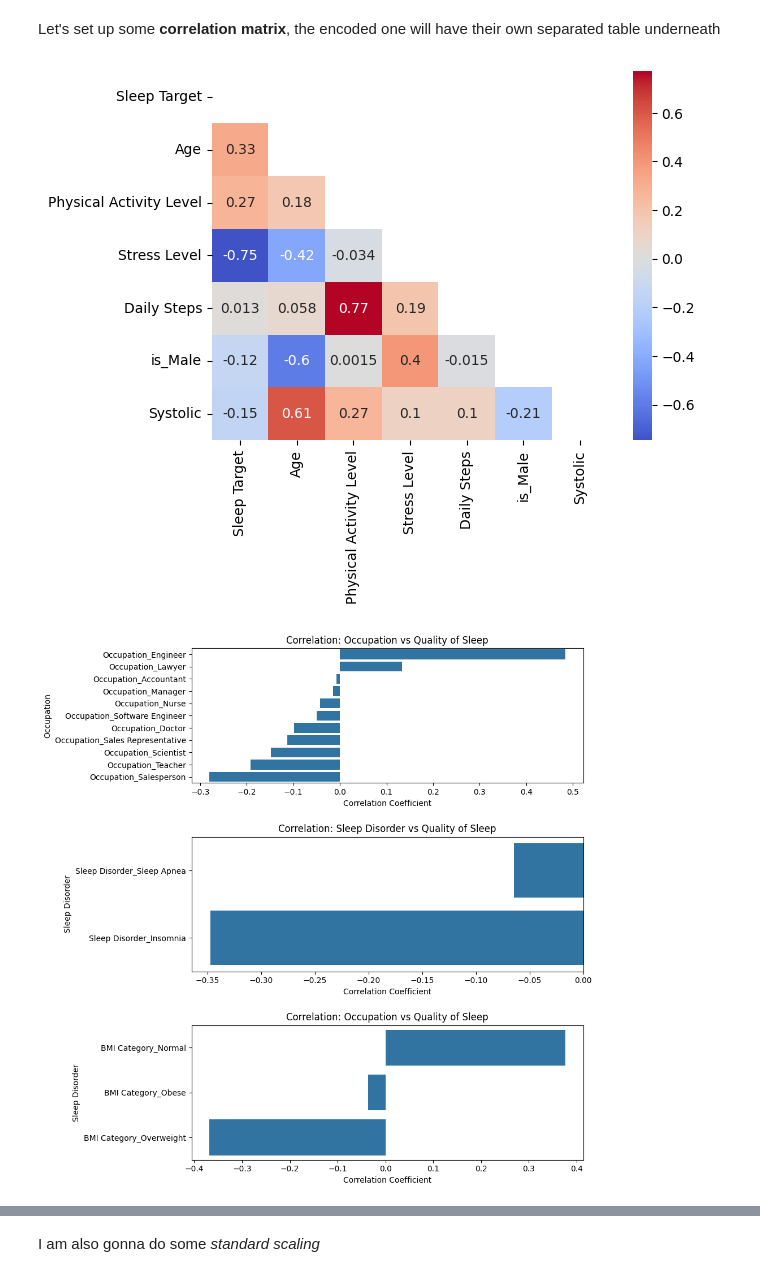
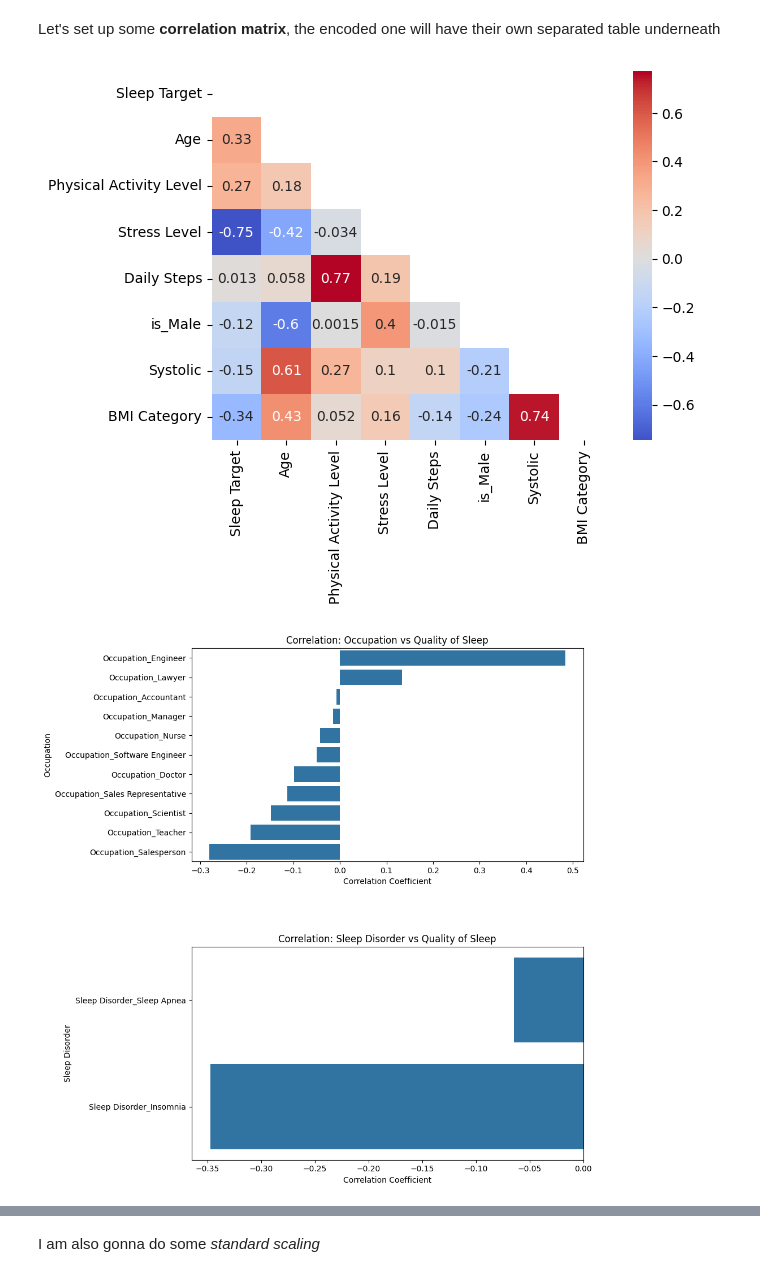
Before and after one commit to Doug-Vo/ML-Self-Project, a Jupyter notebook: Spring_2026/Sleep.ipynb, the cells around one changed output, grey strips where cells are left out. Drawn from its saved outputs; the diff is of its cells as text; code cells hidden in the pictures.

```diff
--- a/Spring_2026/Sleep.ipynb
+++ b/Spring_2026/Sleep.ipynb
@@ -191,16 +191,24 @@ It looks like `gender` and `Blood Pressure` will need special care
 - `Blood Pressure` will be split into `Systolic` and `Diastolic`, based from my research `Systolic` matters more for *Sleep Quality* so we will use that for our correlation
 
 The rest can be encode with `pd.get_dummies` And notice in `BMI Category` there are `Normal` and `Normal Weight` and I assume that they are the same thing so we will merge them into one
+# %%
+bmi_mapping = {
+    'Normal' : 0,
+    'Normal Weight': 0,
+    'Overweight': 1,
+    'Obese': 2
+}
+
+df['BMI Category'] = df['BMI Category'].map(bmi_mapping)
 # %%
-df = pd.get_dummies(df, columns = ['Sleep Disorder', 'Occupation', 'BMI Category'], dtype = int)
+df = pd.get_dummies(df, columns = ['Sleep Disorder', 'Occupation'], dtype = int)
+
 df[['Systolic', 'Diastolic']] = df['Blood Pressure'].str.split('/', expand = True).astype(int)
 df['is_Male'] = (df['Gender'] == "Male").astype(int)
 
 
-df['BMI Category_Normal'] = df[['BMI Category_Normal', 'BMI Category_Normal Weight']].max(axis=1)
 
-
-df = df.drop(columns = ['Blood Pressure', 'Gender', 'BMI Category_Normal Weight'])
+df = df.drop(columns = ['Blood Pressure', 'Gender'])
 df.info()
 # %% [output]
 <class 'pandas.core.frame.DataFrame'>
@@ -263,7 +270,7 @@ Let's set up some **correlation matrix**, the encoded one will have their own se
 # %%
 import numpy as np
 corr_df = df[['Sleep Target', 'Age',  'Physical Activity Level', 'Stress Level', 'Daily Steps',
-              'is_Male', 'Systolic']].copy()
+              'is_Male', 'Systolic','BMI Category']].copy()
 
 matrix = corr_df.corr()
 
@@ -273,44 +280,37 @@ sns.heatmap(matrix, mask = mask, cmap = 'coolwarm', annot = True, center = 0)
 
 plt.show()
 # %% [output]
-[figure, old version]
+[figure, new version]
 # %%
 
 
 all_corr = df.corr()['Sleep Duration']
 
 occ_corr = all_corr.filter(like='Occupation').sort_values(ascending=False)
 sleep_dis_corr = all_corr.filter(like='Sleep Disorder').sort_values(ascending=False)
-bmi_corr = all_corr.filter(like = 'BMI Category').sort_values(ascending= False)
 
 
 plt.figure(figsize=(10, 10))
 
-plt.subplot(3, 1, 1)
+plt.subplot(2, 1, 1)
 sns.barplot(x=occ_corr.values, y=occ_corr.index)
 plt.title('Correlation: Occupation vs Quality of Sleep')
 plt.xlabel('Correlation Coefficient')
 plt.ylabel('Occupation')
 
-plt.subplot(3, 1, 2)
+plt.subplot(2, 1, 2)
 sns.barplot(x=sleep_dis_corr.values, y=sleep_dis_corr.index)
 plt.title('Correlation: Sleep Disorder vs Quality of Sleep')
 plt.xlabel('Correlation Coefficient')
 plt.ylabel('Sleep Disorder')
 
 
-plt.subplot(3, 1, 3)
-sns.barplot(x=bmi_corr.values, y=bmi_corr.index)
-plt.title('Correlation: Occupation vs Quality of Sleep')
-plt.xlabel('Correlation Coefficient')
-plt.ylabel('Sleep Disorder')
-
 plt.tight_layout()
 
 plt.subplots_adjust(hspace=0.4)
 plt.show()
 # %% [output]
-[figure, old version]
+[figure, new version]
 # %%
 df.columns
 # %% [output]
```
Also changed, not shown: parts of 15 cells of this notebook.
